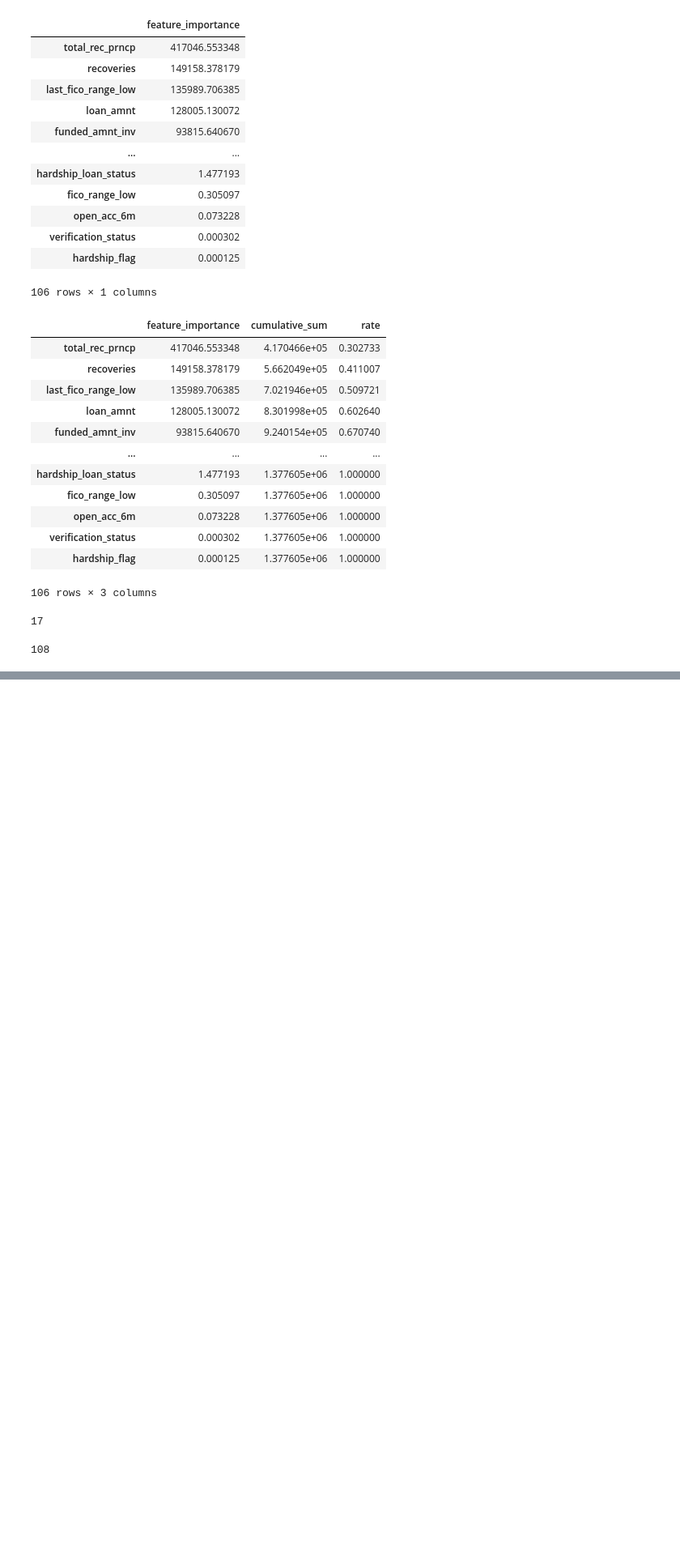
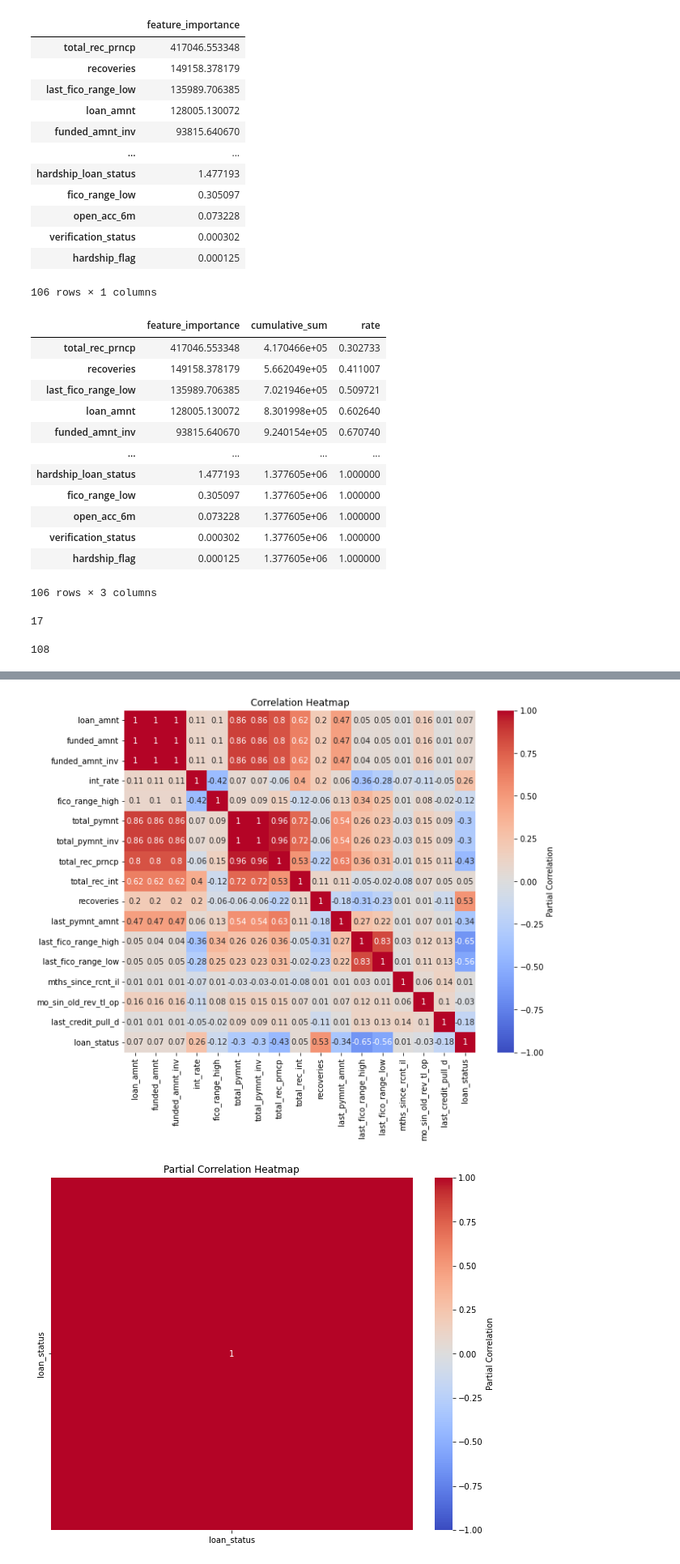
Before and after one commit to yanncauchepin/Kaggle_LendingClub, a Jupyter notebook: yanncauchepin_lendingclub.ipynb, the cells around one changed output, grey strips where cells are left out. Shown at 81% size. Saved outputs shown, nothing was run; the diff lists cells and outputs as text; code cells hidden in the pictures; blank space fills up the shorter version.

```diff
--- a/yanncauchepin_lendingclub.ipynb
+++ b/yanncauchepin_lendingclub.ipynb
@@ -393,3 +395,24 @@ y_labeled = np.array([feature['loan_status'] for feature in target_collected])
 y_labeled = y_labeled.astype(int)
+# %%
+import pingouin as pg
+import seaborn as sns
+
+features_pcorr = pd.DataFrame(X_labeled.astype(float), columns=features)
+df_combined['loan_status'] = y_labeled
+
+corr_matrix = df_combined.corr(numeric_only=False).round(2)
+plt.figure(figsize=(10, 8))
+sns.heatmap(corr_matrix, annot=True, cmap='coolwarm', vmin=-1, vmax=1, center=0, cbar_kws={'label': 'Partial Correlation'})
+plt.title('Correlation Heatmap')
+plt.show()
+
+pcorr_matrix = df_combined.pcorr().round(2)
+plt.figure(figsize=(10, 8))
+sns.heatmap(pcorr_matrix, annot=True, cmap='coolwarm', vmin=-1, vmax=1, center=0, cbar_kws={'label': 'Partial Correlation'})
+plt.title('Partial Correlation Heatmap')
+plt.show()
+# %% [output]
+[figure, added]
+[figure, added]
 # %%
 features_collected = df_nan.select(features).collect()
```
Also changed, not shown: parts of 19 cells of this notebook, 11 other files.
